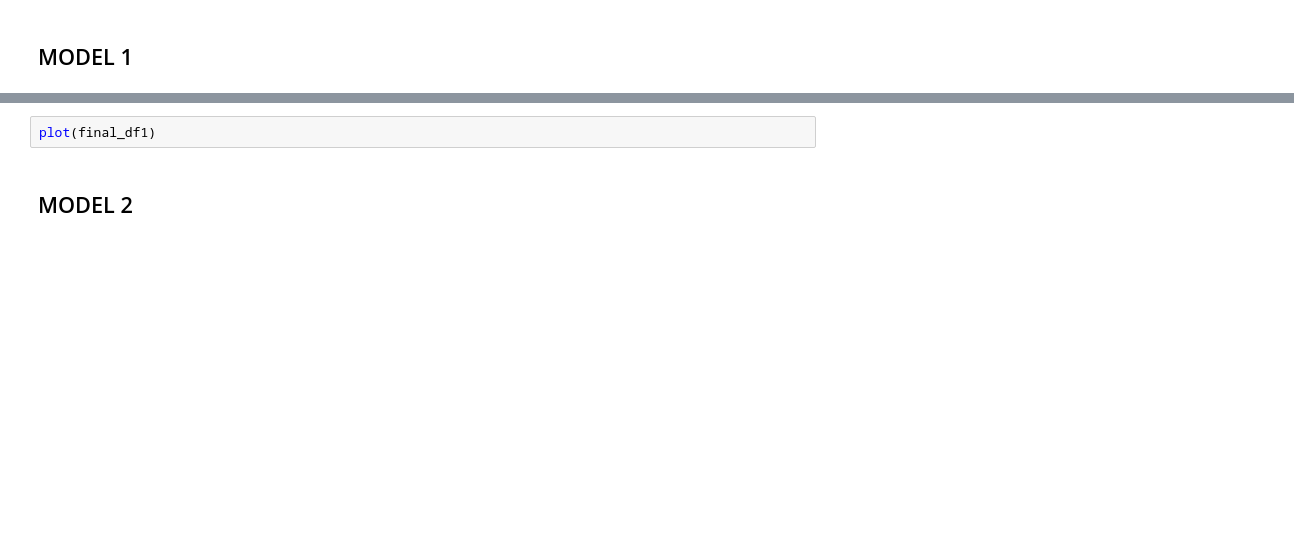
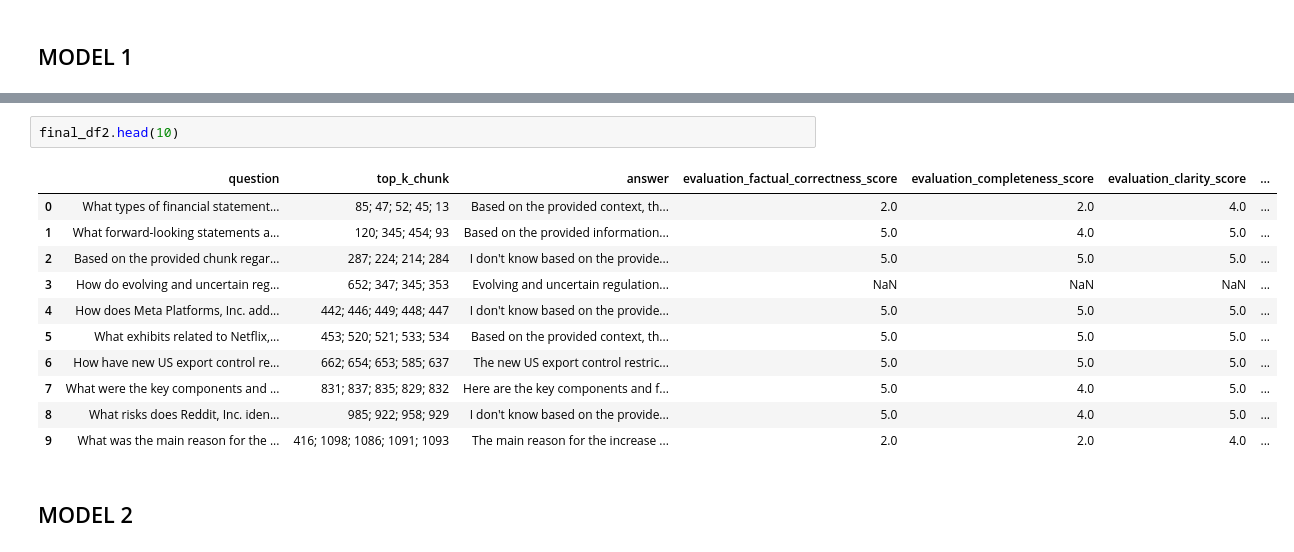
Before and after one commit to williamhuybui/perplexity_hack, a Jupyter notebook: main.ipynb, the cells around one changed output, grey strips where cells are left out. Saved outputs shown, nothing was run; the diff lists cells and outputs as text; blank space fills up the shorter version.

```diff
--- a/main.ipynb
+++ b/main.ipynb
@@ -101,5 +265,17 @@ final_df1.head(10)
-# %%
-plot(final_df1)
+# %%
+final_df2.head(10)
+# %% [output]
+|  | question | top_k_chunk | answer | evaluation_factual_correctness_score | evaluation_completeness_score | evaluation_clarity_score | ... |
+| 0 | What types of financial statement... | 85; 47; 52; 45; 13 | Based on the provided context, th... | 2.0 | 2.0 | 4.0 | ... |
+| 1 | What forward-looking statements a... | 120; 345; 454; 93 | Based on the provided information... | 5.0 | 4.0 | 5.0 | ... |
+| 2 | Based on the provided chunk regar... | 287; 224; 214; 284 | I don't know based on the provide... | 5.0 | 5.0 | 5.0 | ... |
+| 3 | How do evolving and uncertain reg... | 652; 347; 345; 353 | Evolving and uncertain regulation... | NaN | NaN | NaN | ... |
+| 4 | How does Meta Platforms, Inc. add... | 442; 446; 449; 448; 447 | I don't know based on the provide... | 5.0 | 5.0 | 5.0 | ... |
+| 5 | What exhibits related to Netflix,... | 453; 520; 521; 533; 534 | Based on the provided context, th... | 5.0 | 5.0 | 5.0 | ... |
+| 6 | How have new US export control re... | 662; 654; 653; 585; 637 | The new US export control restric... | 5.0 | 5.0 | 5.0 | ... |
+| 7 | What were the key components and ... | 831; 837; 835; 829; 832 | Here are the key components and f... | 5.0 | 4.0 | 5.0 | ... |
+| 8 | What risks does Reddit, Inc. iden... | 985; 922; 958; 929 | I don't know based on the provide... | 5.0 | 4.0 | 5.0 | ... |
+| 9 | What was the main reason for the ... | 416; 1098; 1086; 1091; 1093 | The main reason for the increase ... | 2.0 | 2.0 | 4.0 | ... |
 # %% [markdown]
 ## MODEL 2
 # %%
```
Also changed, not shown: parts of 7 cells of this notebook, 13 other files.
